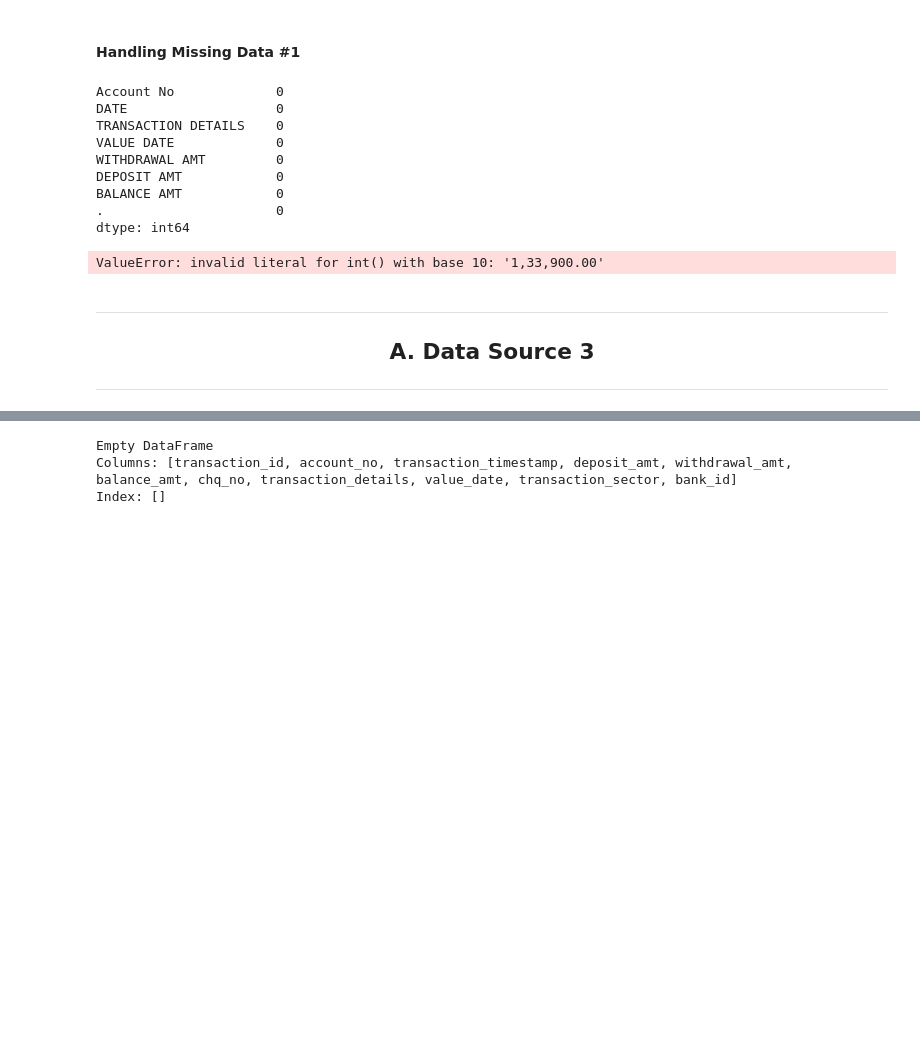
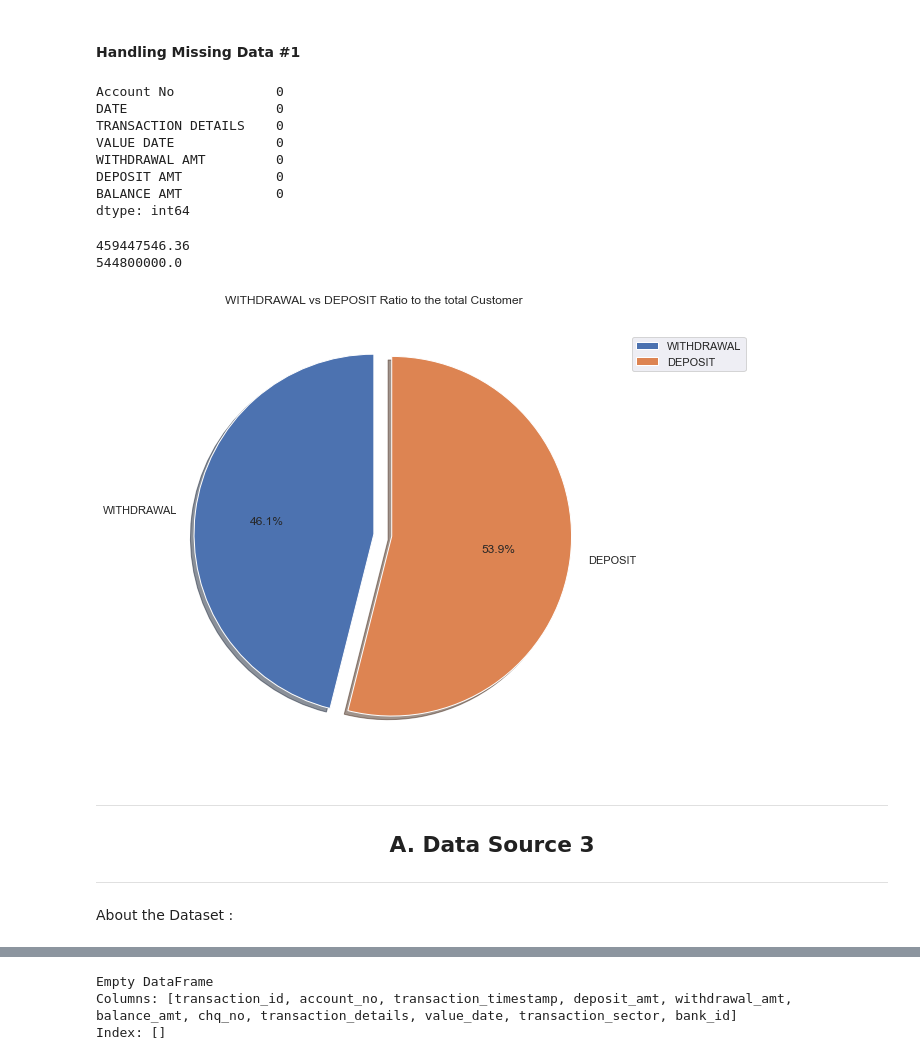
Before and after one commit to akashyanpure/Bank-Transactions-EDA, a Jupyter notebook: Akash_yanpure_Interview_task.ipynb, the cells around one changed output, grey strips where cells are left out. Saved outputs shown, nothing was run; the diff lists cells and outputs as text; code cells hidden in the pictures; blank space fills up the shorter version.

```diff
--- a/Akash_yanpure_Interview_task.ipynb
+++ b/Akash_yanpure_Interview_task.ipynb
@@ -217,7 +203,7 @@ sn.boxplot(x=table_df[1])
 ### <center>Importing Dataset</center>
 # %%
 global dataset2_df
-dataset2_df = pd.read_csv('https://drive.google.com/uc?export=download&id=1u0w63ey7wg-UuyNy4VmgpQ1R30ApAj7s')
+dataset2_df = pd.read_excel('https://drive.google.com/uc?export=download&id=1QCk_te229I56RkFt2RkzU58FD2kedglZ')
 # %%
 dataset2_df.info()
 # %% [output]
@@ -249,10 +235,10 @@ dataset2_df = dataset2_df.drop(columns='CHQ.NO.')
 dataset2_df = dataset2_df.drop(columns='.')
 # %%
 # Replacing NaN values with 0 and renaming mispelled column names
-dataset2_df[' WITHDRAWAL AMT '] = dataset2_df[' WITHDRAWAL AMT '].fillna(0)
-dataset2_df = dataset2_df.rename(columns={' WITHDRAWAL AMT ': 'WITHDRAWAL AMT'})
-dataset2_df[' DEPOSIT AMT '] = dataset2_df[' DEPOSIT AMT '].fillna(0)
-dataset2_df = dataset2_df.rename(columns={' DEPOSIT AMT ': 'DEPOSIT AMT'})
+dataset2_df['WITHDRAWAL AMT'] = dataset2_df['WITHDRAWAL AMT'].fillna(0)
+# dataset2_df = dataset2_df.rename(columns={' WITHDRAWAL AMT ': 'WITHDRAWAL AMT'})
+dataset2_df['DEPOSIT AMT'] = dataset2_df['DEPOSIT AMT'].fillna(0)
+# dataset2_df = dataset2_df.rename(columns={' DEPOSIT AMT ': 'DEPOSIT AMT'})
 dataset2_df['TRANSACTION DETAILS'] = dataset2_df['TRANSACTION DETAILS'].fillna(0)
 dataset2_df.isna().sum()
 # %% [output]
@@ -263,12 +249,4 @@ VALUE DATE             0
 WITHDRAWAL AMT         0
 DEPOSIT AMT            0
 BALANCE AMT            0
-.                      0
 dtype: int64
-# %%
-for i in range(len(dataset2_df['WITHDRAWAL AMT'].astype(str))):
-    dataset2_df['WITHDRAWAL AMT'][i] = dataset2_df['WITHDRAWAL AMT'][i].strip()
-
-dataset2_df['WITHDRAWAL AMT'] = dataset2_df['WITHDRAWAL AMT'].astype(str).astype(int)
-# %% [output]
-ValueError: invalid literal for int() with base 10: '1,33,900.00'
@@ -277,6 +253,40 @@ dataset2_df.info()
+# %%
+#Dropping Duplicates
+dataset2_df = dataset2_df.drop_duplicates()
+# %%
+#finding maximum and minimum values
+print(dataset2_df['WITHDRAWAL AMT'].max())
+print(dataset2_df['DEPOSIT AMT'].max())
+# %% [output]
+459447546.36
+544800000.0
+# %%
+dataset2_df['WITHDRAWAL AMT'].max()
+
+Nonhealthworker = np.count_nonzero(dataset2_df['WITHDRAWAL AMT'])
+#Healthworker count
+healthworker = np.count_nonzero(dataset2_df['DEPOSIT AMT'])
+# Pie chart, where the slices will be ordered and plotted counter-clockwise:
+
+labels = 'WITHDRAWAL', 'DEPOSIT'
+sizes = [Nonhealthworker, healthworker]
+explode = (0, 0.1)  # only "explode" the 2nd slice (i.e. 'Hogs')
+
+fig1, ax1 = plt.subplots()
+ax1.pie(sizes, explode=explode, labels=labels, autopct='%1.1f%%',
+        shadow=True, startangle=90)
+ax1.legend(loc=10,bbox_to_anchor=(1.2, 0, 0, 1.8))
+plt.title("WITHDRAWAL vs DEPOSIT Ratio to the total Customer")
+plt.show()
+
+fig.savefig('withdrawl Ratio.png',dpi = 500)
+# %% [output]
+[figure, added]
 # %% [markdown]
 ***
 ## <center> A. Data Source 3 </center>
 ***
+# %% [markdown]
+About the Dataset :
 # %%
 dataset3_df = pd.read_excel("https://drive.google.com/uc?export=download&id=1fkTQK4wlih9j9iC52CNcDvEXnDiJKMU_")
```
Also changed, not shown: parts of 7 cells of this notebook, 3 other files.
